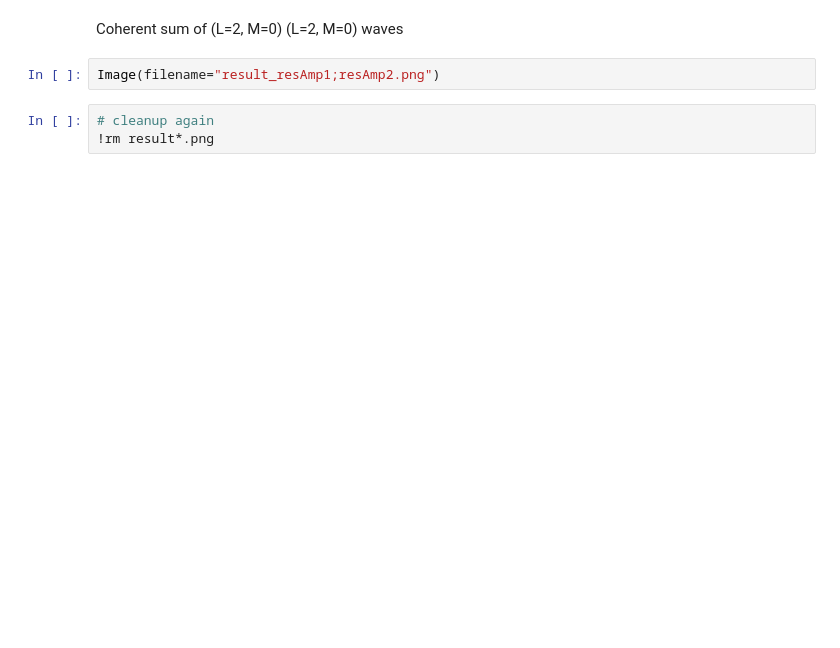
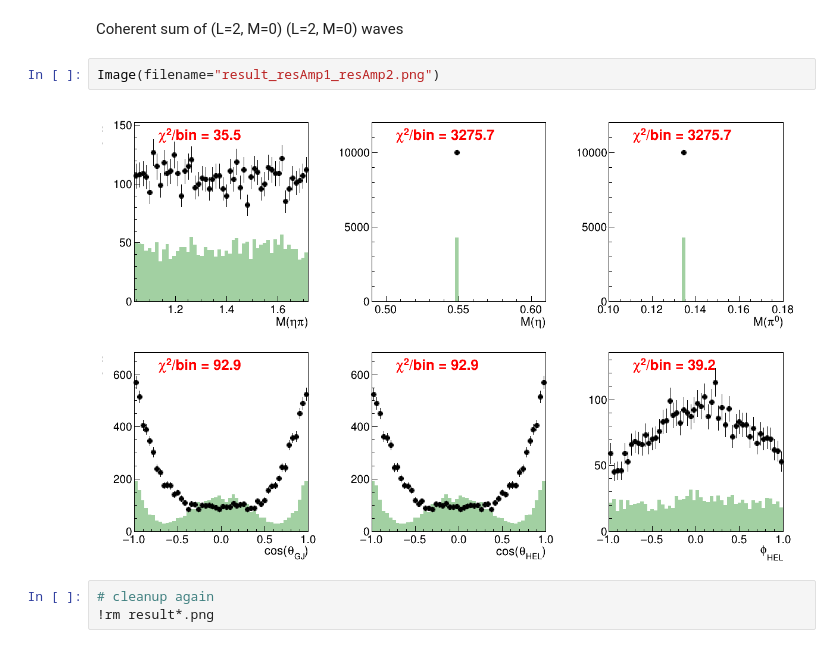
Before and after one commit to lan13005/PyAmpTools, a Jupyter notebook: demos/plotgen.ipynb, the cells around one changed output. Cells and saved outputs as stored; diff of their text form; blank space fills up the shorter version.

```diff
--- a/demos/plotgen.ipynb
+++ b/demos/plotgen.ipynb
@@ -101,7 +178,9 @@ Image(filename="result_resAmp3.png")
 # %% [markdown]
 Coherent sum of (L=2, M=0) (L=2, M=0) waves
 # %%
-Image(filename="result_resAmp1;resAmp2.png")
+Image(filename="result_resAmp1_resAmp2.png")
+# %% [output]
+[figure, added]
 # %%
 # cleanup again
 !rm result*.png
```
Also changed, not shown: parts of 9 cells of this notebook, 1 other file.
